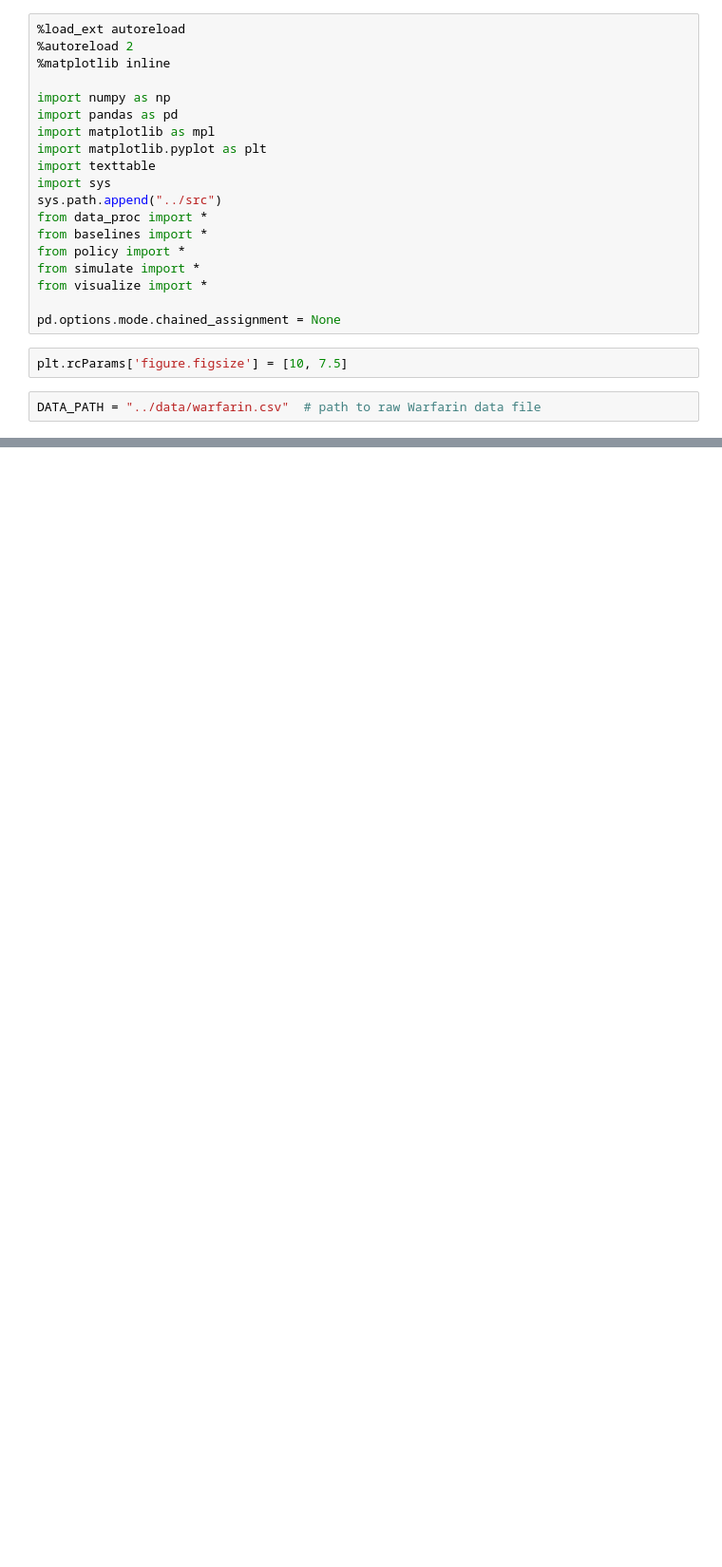
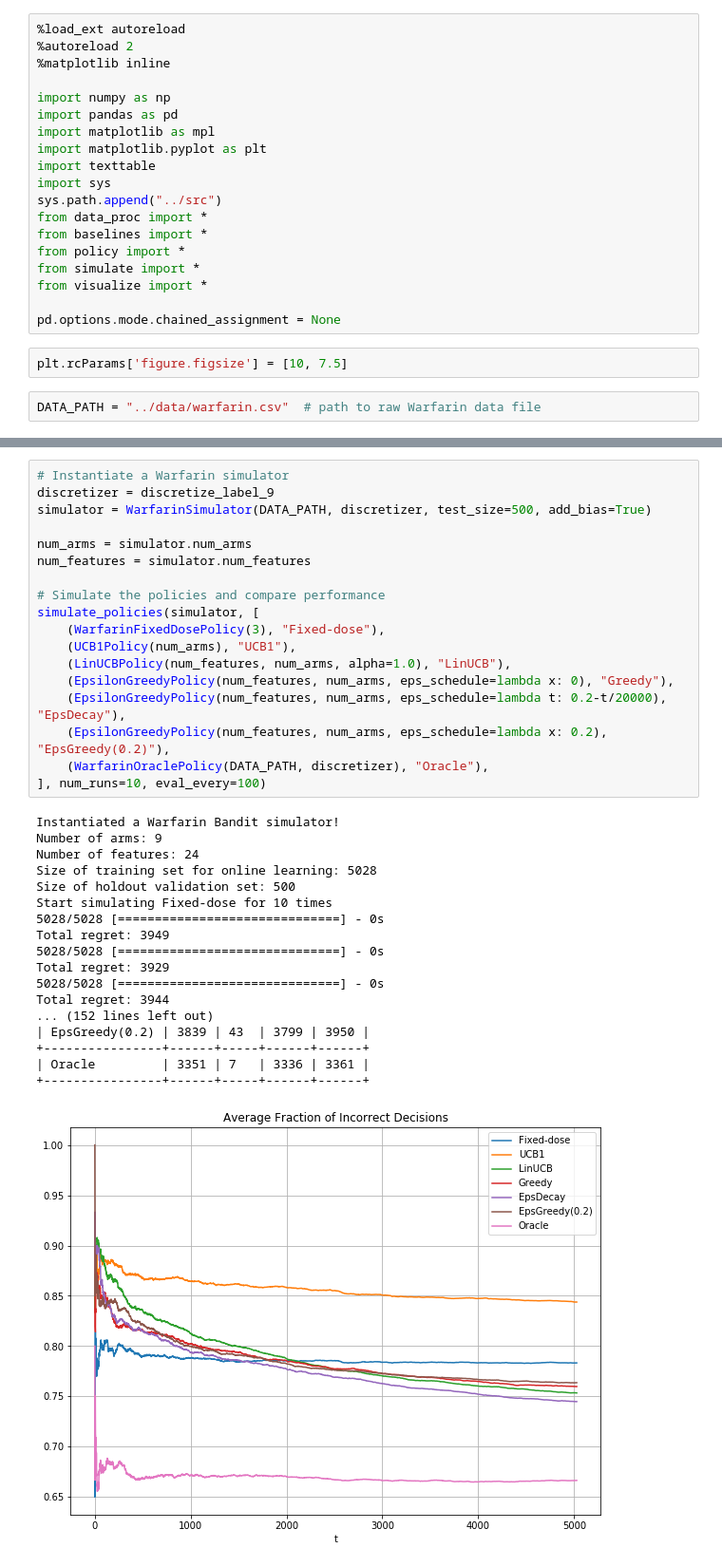
Before and after one commit to junjiedong/warfarin-bandit, a Jupyter notebook: notebooks/simulations.ipynb, the cells around one changed output, grey strips where cells are left out. Shown: that part at 95% size. Drawn from its saved outputs; the diff is of its cells as text; blank space fills up the shorter version.

```diff
--- a/notebooks/simulations.ipynb
+++ b/notebooks/simulations.ipynb
@@ -152,0 +166,37 @@ print(count)
+# %%
+# Instantiate a Warfarin simulator
+discretizer = discretize_label_9
+simulator = WarfarinSimulator(DATA_PATH, discretizer, test_size=500, add_bias=True)
+
+num_arms = simulator.num_arms
+num_features = simulator.num_features
+
+# Simulate the policies and compare performance
+simulate_policies(simulator, [
+    (WarfarinFixedDosePolicy(3), "Fixed-dose"),
+    (UCB1Policy(num_arms), "UCB1"),
+    (LinUCBPolicy(num_features, num_arms, alpha=1.0), "LinUCB"),
+    (EpsilonGreedyPolicy(num_features, num_arms, eps_schedule=lambda x: 0), "Greedy"),
+    (EpsilonGreedyPolicy(num_features, num_arms, eps_schedule=lambda t: 0.2-t/20000), "EpsDecay"),
+    (EpsilonGreedyPolicy(num_features, num_arms, eps_schedule=lambda x: 0.2), "EpsGreedy(0.2)"),
+    (WarfarinOraclePolicy(DATA_PATH, discretizer), "Oracle"),
+], num_runs=10, eval_every=100)
+# %% [output]
+Instantiated a Warfarin Bandit simulator!
+Number of arms: 9
+Number of features: 24
+Size of training set for online learning: 5028
+Size of holdout validation set: 500
+Start simulating Fixed-dose for 10 times
+5028/5028 [==============================] - 0s
+Total regret: 3949
+5028/5028 [==============================] - 0s
+Total regret: 3929
+5028/5028 [==============================] - 0s
+Total regret: 3944
+... (152 lines left out)
+| EpsGreedy(0.2) | 3839 | 43  | 3799 | 3950 |
++----------------+------+-----+------+------+
+| Oracle         | 3351 | 7   | 3336 | 3361 |
++----------------+------+-----+------+------+
+[figure, added]
```
Also changed, not shown: parts of 8 cells of this notebook, 5 other files.
